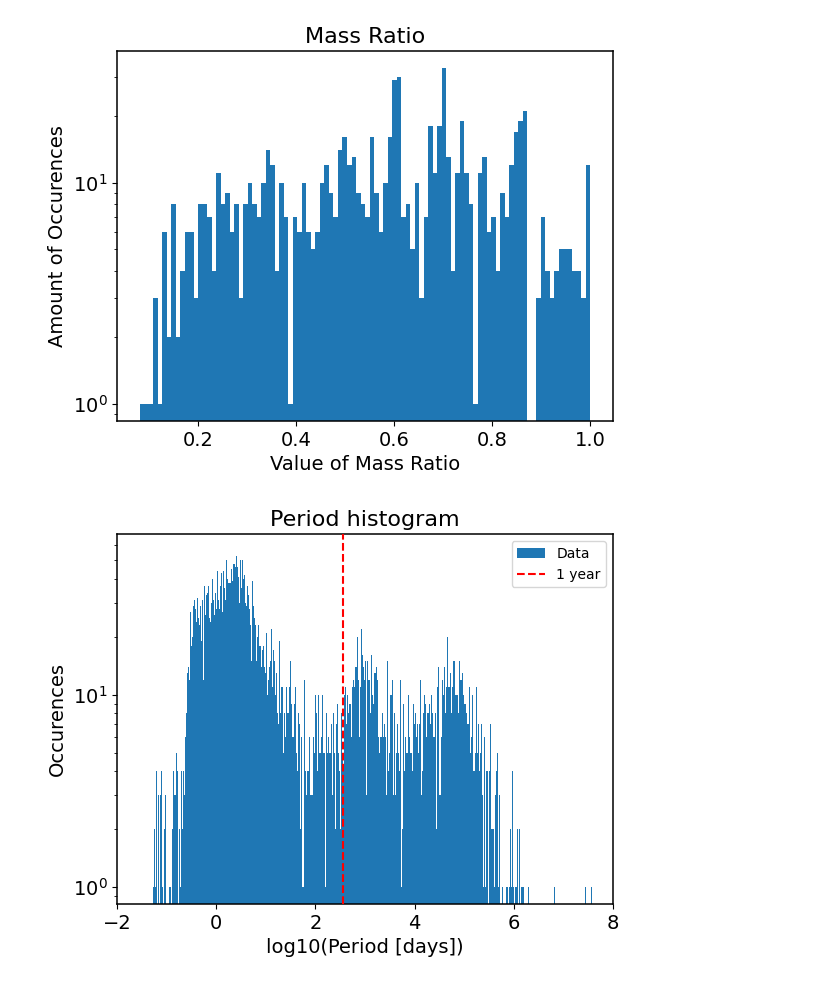
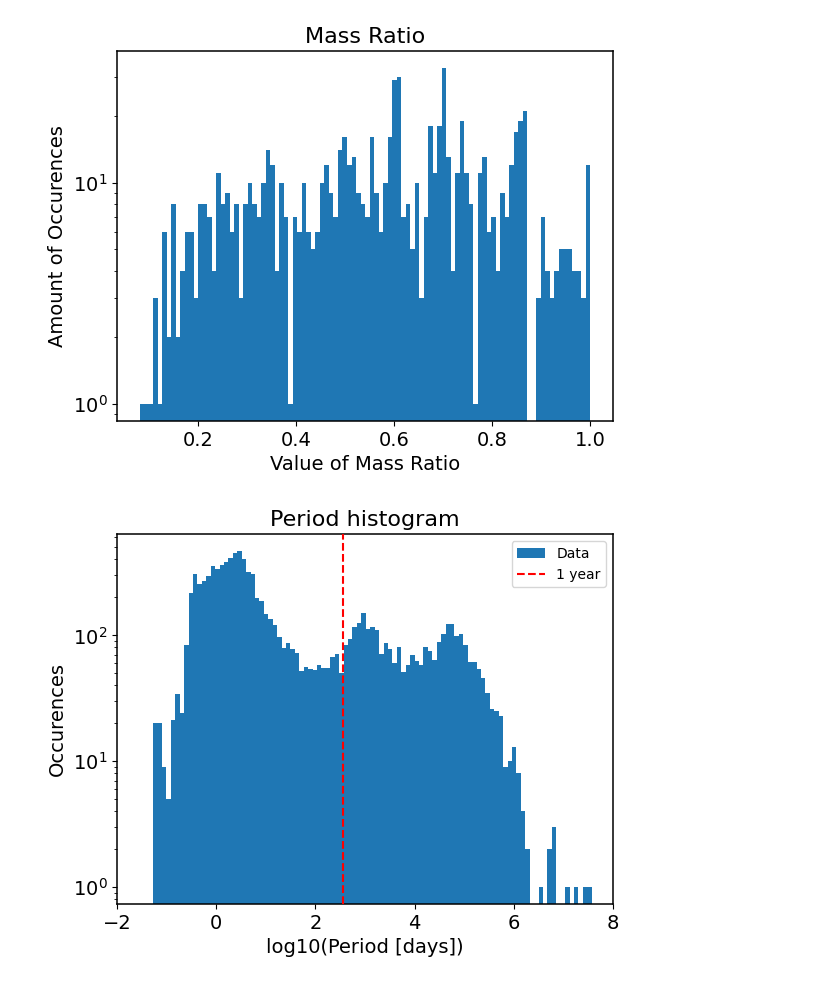
Before and after one commit to Eljameuter/Orbital-and-physical-parameter-distribution-of-Binary-Systems, a Jupyter notebook: Period and mass ratio.ipynb, the cells around one changed output. Drawn from its saved outputs; the diff is of its cells as text; code cells hidden in the pictures.

```diff
--- a/Period and mass ratio.ipynb
+++ b/Period and mass ratio.ipynb
@@ -12,32 +12,32 @@ plt.rcParams['axes.linewidth'] = 1.1
 # %%
 df = pd.read_csv(r'DATA/RAW/reduced_raw_data.csv')
 eccentricity = df["e"]
 mass_ratio = df["q"]
 period = df["period"]
 semi_major_ax = df["a"]
 id = df["system_id"]
 
 plt.hist(mass_ratio, log=True, bins=100)
 plt.xlabel('Value of Mass Ratio')
 plt.ylabel('Amount of Occurences')
 plt.title('Mass Ratio')
 plt.show()
 
 
 bins = np.linspace(np.log10(period.min()),
                    np.log10(period.max()),
-                   1000)
+                   100)
 plt.hist(np.log10(period), log=True, bins=bins,density=False, label= 'Data')
 plt.xlabel('log10(Period [days])')
 plt.ylabel('Occurences')
 plt.title('Period histogram')
 plt.xlim(-2,8)
 plt.axvline(np.log10(365), color = 'red', linestyle = 'dashed', zorder = 45, label = '1 year')
 plt.legend()
 plt.show()
 # %% [output]
 [figure]
-[figure, old version]
+[figure, new version]
 # %%
 #Duquennoy & Mayor (1991) https://academic.oup.com/mnras/article/417/3/1684/1084726?login=true
 #https://ui.adsabs.harvard.edu/abs/1991A&A...248..485D
```
Also changed, not shown: parts of 2 cells of this notebook, 11 other files.
